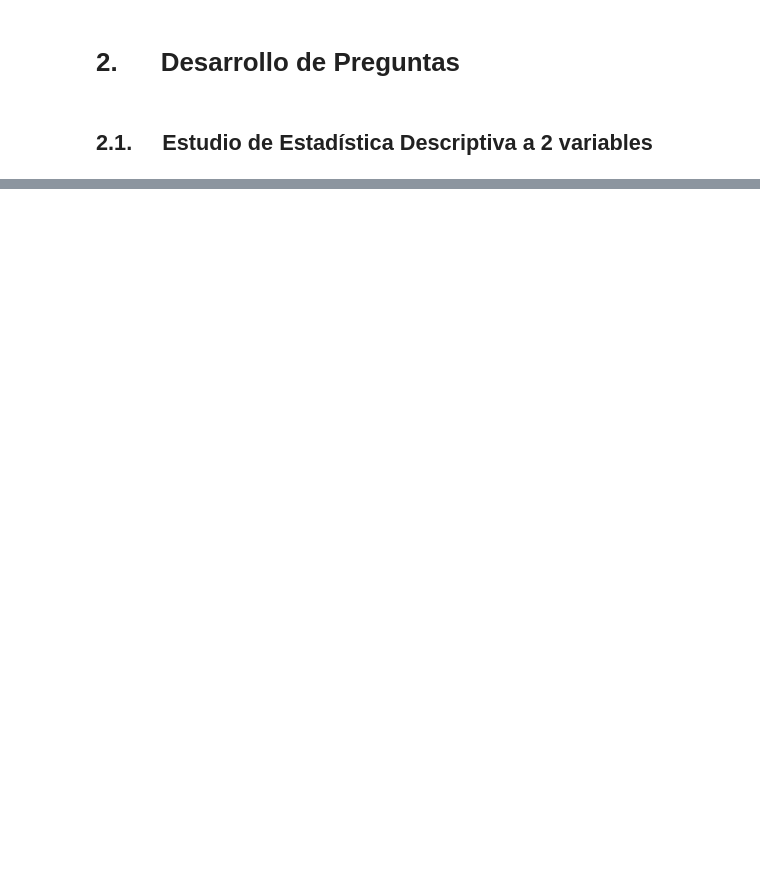
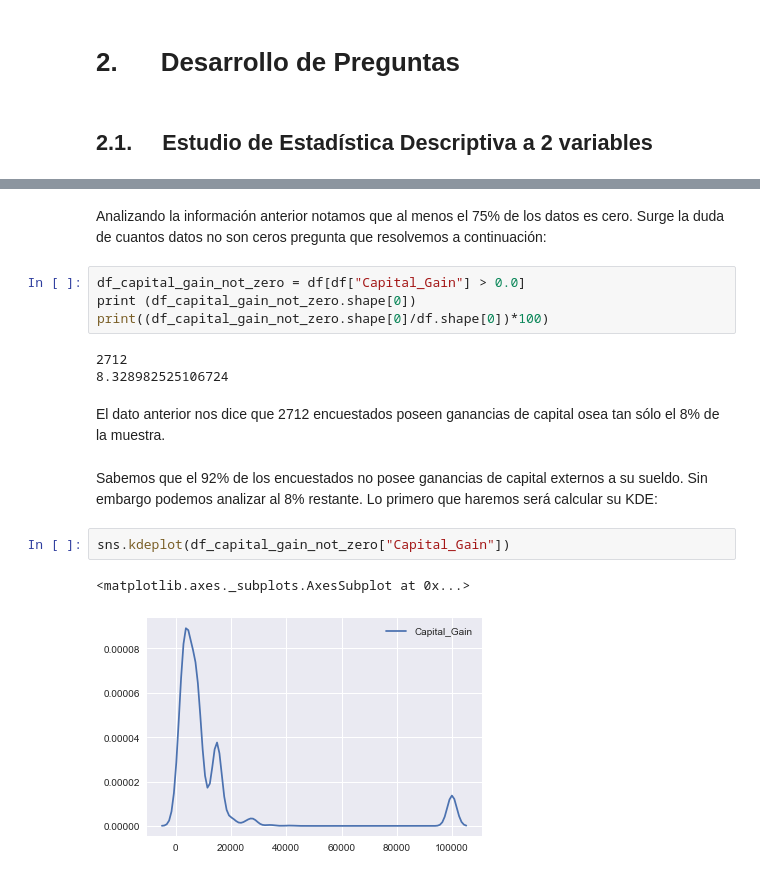
Before and after one commit to avberrio/Tarea1_AID, a Jupyter notebook: Tarea1.ipynb, the cells around one changed output, grey strips where cells are left out. Cells and saved outputs as stored; diff of their text form; blank space fills up the shorter version.

```diff
--- a/Tarea1.ipynb
+++ b/Tarea1.ipynb
@@ -49,0 +101,18 @@ df_quantitative = df.select_dtypes(exclude=['object'])
+# %% [markdown]
+Analizando la información anterior notamos que al menos el 75% de los datos es cero. Surge la duda de cuantos datos no son ceros pregunta que resolvemos a continuación:
+# %%
+df_capital_gain_not_zero = df[df["Capital_Gain"] > 0.0]
+print (df_capital_gain_not_zero.shape[0])
+print((df_capital_gain_not_zero.shape[0]/df.shape[0])*100)
+# %% [output]
+2712
+8.328982525106724
+# %% [markdown]
+El dato anterior nos dice que 2712 encuestados poseen ganancias de capital osea tan sólo el 8% de la muestra.
+# %% [markdown]
+Sabemos que el 92% de los encuestados no posee ganancias de capital externos a su sueldo. Sin embargo podemos analizar al 8% restante. Lo primero que haremos será calcular su KDE:
+# %%
+sns.kdeplot(df_capital_gain_not_zero["Capital_Gain"])
+# %% [output]
+<matplotlib.axes._subplots.AxesSubplot at 0x...>
+[figure, added]
```
Also changed, not shown: parts of 26 cells of this notebook, 1 other file.
